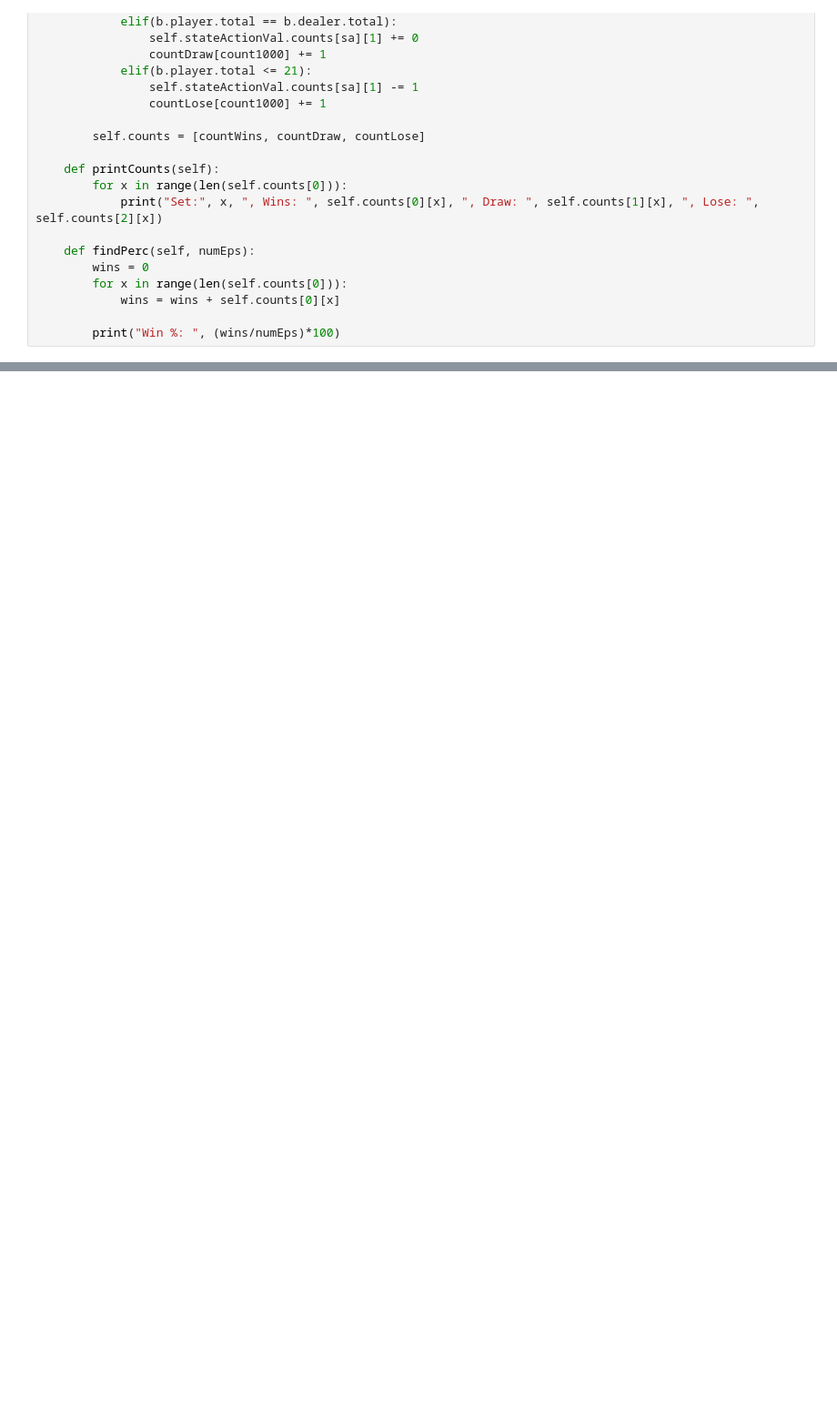
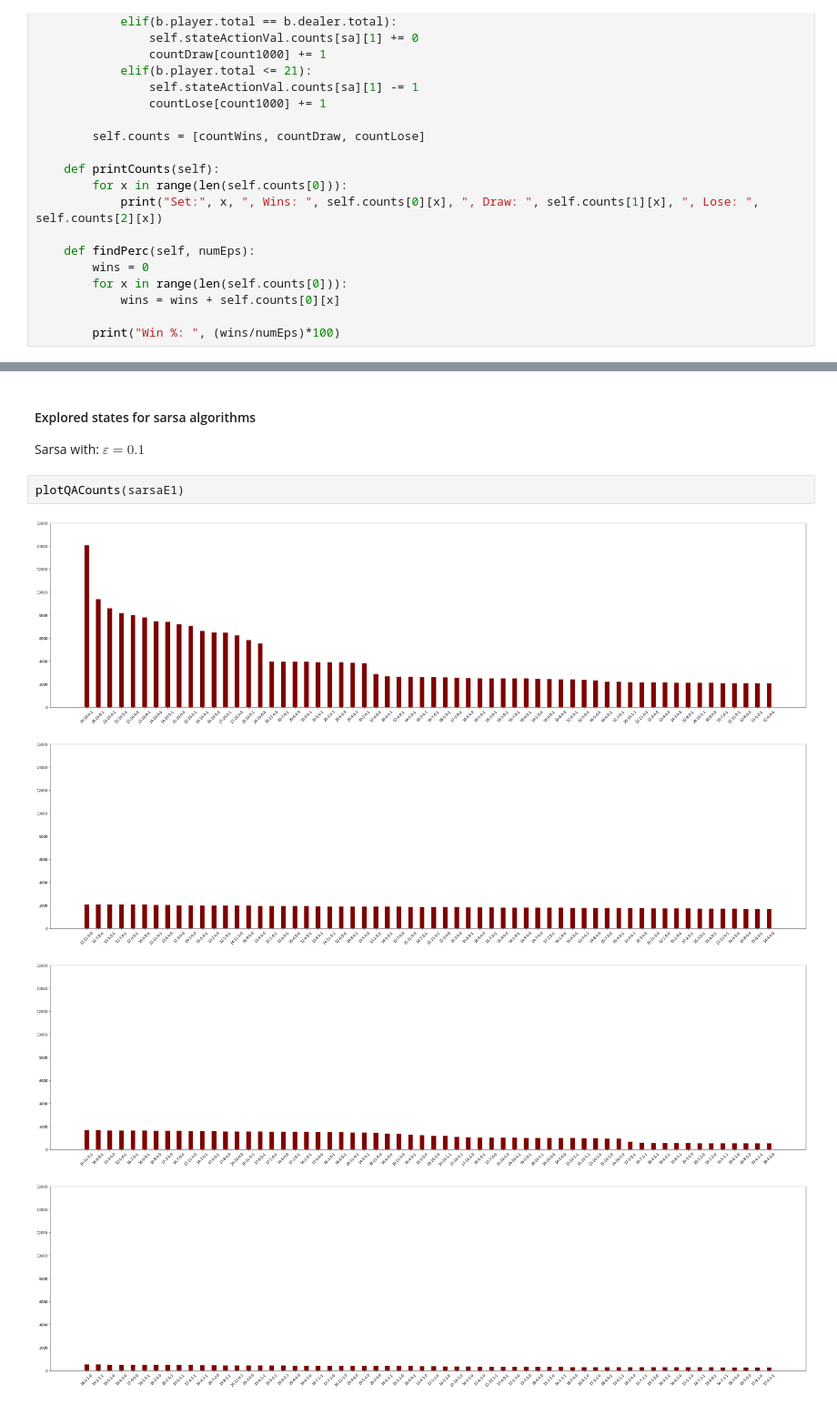
Before and after one commit to Voben/ARI2204-Reinforcement_Learning, a Jupyter notebook: main.ipynb, the cells around one changed output, grey strips where cells are left out. Shown at 91% size. Saved outputs shown, nothing was run; the diff lists cells and outputs as text; blank space fills up the shorter version.

```diff
--- a/main.ipynb
+++ b/main.ipynb
@@ -619,0 +666,10 @@ plotOutcomes(500000, mc)
+# %% [markdown]
+#### Explored states for sarsa algorithms
+Sarsa with: $ ε = 0.1 $
+# %%
+plotQACounts(sarsaE1)
+# %% [output]
+[figure, added]
+[figure, added]
+[figure, added]
+[figure, added]
```
Also changed, not shown: parts of 56 cells of this notebook.
